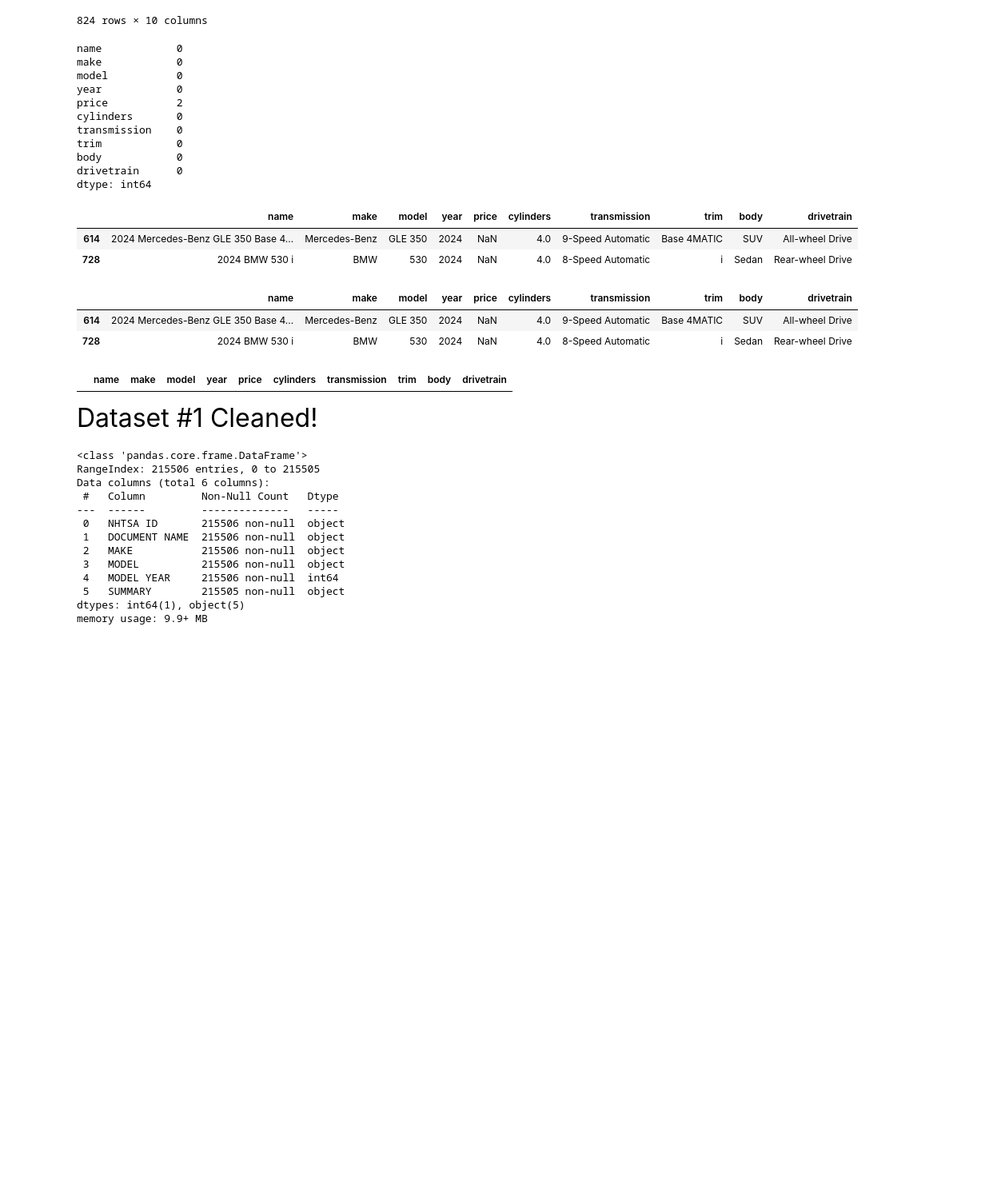
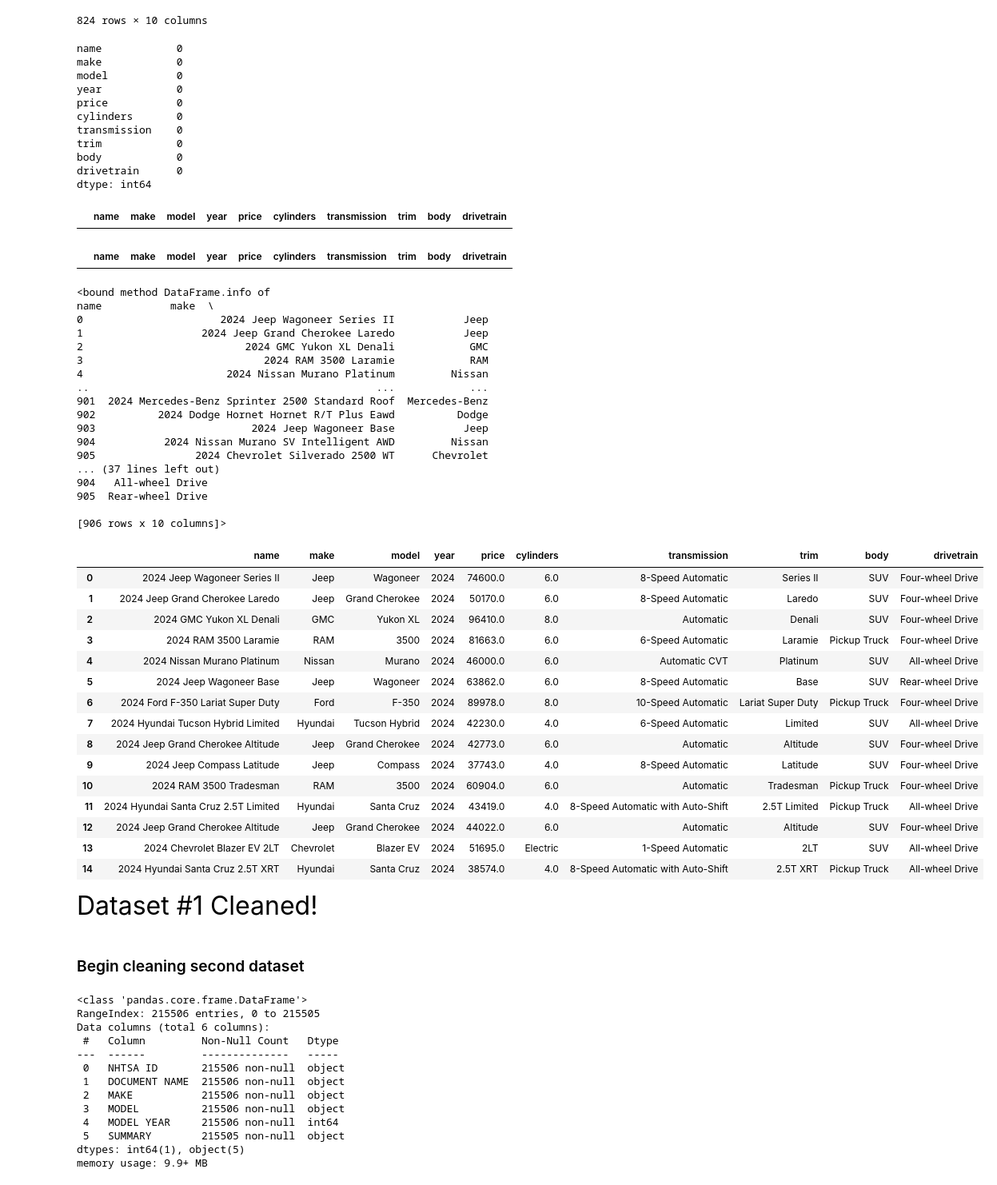
Before and after one commit to ellioc/VehicleRecalls2024, a Jupyter notebook: car_report.ipynb, the cells around one changed output. Shown at 80% size. Drawn from its saved outputs; the diff is of its cells as text; code cells hidden in the pictures; blank space fills up the shorter version.

Commit message:
sending re-cleaned back to repo

```diff
--- a/car_report.ipynb
+++ b/car_report.ipynb
@@ -9,8 +11,8 @@ pd.set_option('display.max_columns', None)
 
 #Read Car List dataframe and show maximum columns
 
-df_CarList = pd.read_csv("vehicles_dataset.csv")
-df_CarList.info(max_cols=20)
+df_CarList = pd.read_csv("full_vehicles_dataset.csv")
+df_CarList_Cleaned = df_CarList.info(max_cols=20)
 # %% [output]
 <class 'pandas.core.frame.DataFrame'>
 RangeIndex: 906 entries, 0 to 905
@@ -32,7 +34,7 @@ memory usage: 70.9+ KB
 # %%
 #Making sure it grabs data for 2024 vehicles only
-df_CarList = df_CarList[df_CarList['year'] == 2024]
-df_CarList.reset_index(drop=True, inplace=True)
+df_CarList_Cleaned = df_CarList[df_CarList['year'] == 2024]
+df_CarList_Cleaned.reset_index(drop=True, inplace=True)
 # %% [markdown]
 Find missing values
 # %%
@@ -44,13 +56,11 @@ df_CarList[df_CarList.isnull().any(axis=1)]
 # %% [markdown]
 <font size="4">We have 252 rows of missing values. Lets clean this up by removing uneccessary columns and remove rows with NaN values
 # %%
-#df_CarList.to_csv('vehicles_dataset.csv', index=False)
+#Saves cleaned data to a new file
+df_CarList_Cleaned.drop(columns=["description","fuel","type","engine","interior_color","exterior_color","mileage","doors"], inplace=True)
+df_CarList_Cleaned.drop(columns=["name"], inplace=False)
 
-#Saves cleaned data to a new file
-#df_CarList.drop(columns=["description","fuel","type","engine","interior_color","exterior_color","mileage","doors"], inplace=False)
-df_CarList.drop(columns=["name"], inplace=False)
-
-df_CarList.drop_duplicates()
+df_CarList_Cleaned.drop_duplicates()
 # %% [output]
 |  | name | make | model | year | price | cylinders | transmission | trim | body | drivetrain |
 | 0 | 2024 Jeep Wagoneer Series II | Jeep | Wagoneer | 2024 | 74600.0 | 6.0 | 8-Speed Automatic | Series II | SUV | Four-wheel Drive |
@@ -66,13 +76,13 @@ df_CarList.drop_duplicates()
 | 905 | 2024 Chevrolet Silverado 2500 WT | Chevrolet | Silverado 2500 | 2024 | 48995.0 | 8.0 | Automatic | WT | Pickup Truck | Rear-wheel Drive |
 824 rows × 10 columns
 # %%
-df_CarList.isnull().sum()
+df_CarList_Cleaned.isnull().sum()
 # %% [output]
 name            0
 make            0
 model           0
 year            0
-price           2
+price           0
 cylinders       0
 transmission    0
 trim            0
@@ -81,39 +91,71 @@ drivetrain      0
 dtype: int64
 # %%
 #Find missing values again which resulted in 130 this time
-df_CarList[df_CarList.isnull().any(axis=1)]
+df_CarList_Cleaned[df_CarList_Cleaned.isnull().any(axis=1)]
 # %% [output]
 |  | name | make | model | year | price | cylinders | transmission | trim | body | drivetrain |
-| 614 | 2024 Mercedes-Benz GLE 350 Base 4... | Mercedes-Benz | GLE 350 | 2024 | NaN | 4.0 | 9-Speed Automatic | Base 4MATIC | SUV | All-wheel Drive |
-| 728 | 2024 BMW 530 i | BMW | 530 | 2024 | NaN | 4.0 | 8-Speed Automatic | i | Sedan | Rear-wheel Drive |
 # %%
 #Replacing NaN vaules in cyclinder with 'Eletric' for the Electric Vehicles
-df_CarList['cylinders']= df_CarList['cylinders'].fillna("Electric")
+df_CarList_Cleaned['cylinders']= df_CarList_Cleaned['cylinders'].fillna("Electric")
 
 #Filling missing values in transmiddion column
-df_CarList['transmission']=df_CarList['transmission'].fillna("Automatic")
+df_CarList_Cleaned['transmission']=df_CarList_Cleaned['transmission'].fillna("Automatic")
 
 #Adding SUV to NaNs in the column 'body'
-df_CarList['body']=df_CarList['body'].fillna("SUV")
+df_CarList_Cleaned['body']=df_CarList_Cleaned['body'].fillna("SUV")
 
 #Finding avg for missing prices and filling the missing price value
-df_CarList['price'] = df_CarList['price'].fillna(df_CarList.groupby('model')['price'].transform('mean'))
-df_CarList[df_CarList.isnull().any(axis=1)]
+df_CarList_Cleaned['price'] = df_CarList_Cleaned['price'].fillna(df_CarList_Cleaned.groupby('model')['price'].transform('mean'))
+df_CarList_Cleaned[df_CarList_Cleaned.isnull().any(axis=1)]
 
 #Recheck missing values
-df_CarList[df_CarList.isnull().any(axis=1)]
+df_CarList_Cleaned[df_CarList_Cleaned.isnull().any(axis=1)]
 # %% [output]
 |  | name | make | model | year | price | cylinders | transmission | trim | body | drivetrain |
-| 614 | 2024 Mercedes-Benz GLE 350 Base 4... | Mercedes-Benz | GLE 350 | 2024 | NaN | 4.0 | 9-Speed Automatic | Base 4MATIC | SUV | All-wheel Drive |
-| 728 | 2024 BMW 530 i | BMW | 530 | 2024 | NaN | 4.0 | 8-Speed Automatic | i | Sedan | Rear-wheel Drive |
 # %%
 #Recheck price column for missing values
-df_CarList['price'] = df_CarList['price'].fillna(df_CarList.groupby('make')['price'].transform('mean'))
-df_CarList[df_CarList.isnull().any(axis=1)]
+df_CarList_Cleaned['price'] = df_CarList_Cleaned['price'].fillna(df_CarList_Cleaned.groupby('make')['price'].transform('mean'))
+df_CarList_Cleaned[df_CarList_Cleaned.isnull().any(axis=1)]
+print(df_CarList_Cleaned.info)
+df_CarList_Cleaned.head(15)
 # %% [output]
+<bound method DataFrame.info of                                                name           make  \
+0                      2024 Jeep Wagoneer Series II           Jeep
+1                   2024 Jeep Grand Cherokee Laredo           Jeep
+2                          2024 GMC Yukon XL Denali            GMC
+3                             2024 RAM 3500 Laramie            RAM
+4                       2024 Nissan Murano Platinum         Nissan
+..                                              ...            ...
+901  2024 Mercedes-Benz Sprinter 2500 Standard Roof  Mercedes-Benz
+902          2024 Dodge Hornet Hornet R/T Plus Eawd          Dodge
+903                         2024 Jeep Wagoneer Base           Jeep
+904           2024 Nissan Murano SV Intelligent AWD         Nissan
+905                2024 Chevrolet Silverado 2500 WT      Chevrolet
+... (37 lines left out)
+904   All-wheel Drive
+905  Rear-wheel Drive
+
+[906 rows x 10 columns]>
 |  | name | make | model | year | price | cylinders | transmission | trim | body | drivetrain |
+| 0 | 2024 Jeep Wagoneer Series II | Jeep | Wagoneer | 2024 | 74600.0 | 6.0 | 8-Speed Automatic | Series II | SUV | Four-wheel Drive |
+| 1 | 2024 Jeep Grand Cherokee Laredo | Jeep | Grand Cherokee | 2024 | 50170.0 | 6.0 | 8-Speed Automatic | Laredo | SUV | Four-wheel Drive |
+| 2 | 2024 GMC Yukon XL Denali | GMC | Yukon XL | 2024 | 96410.0 | 8.0 | Automatic | Denali | SUV | Four-wheel Drive |
+| 3 | 2024 RAM 3500 Laramie | RAM | 3500 | 2024 | 81663.0 | 6.0 | 6-Speed Automatic | Laramie | Pickup Truck | Four-wheel Drive |
+| 4 | 2024 Nissan Murano Platinum | Nissan | Murano | 2024 | 46000.0 | 6.0 | Automatic CVT | Platinum | SUV | All-wheel Drive |
+| 5 | 2024 Jeep Wagoneer Base | Jeep | Wagoneer | 2024 | 63862.0 | 6.0 | 8-Speed Automatic | Base | SUV | Rear-wheel Drive |
+| 6 | 2024 Ford F-350 Lariat Super Duty | Ford | F-350 | 2024 | 89978.0 | 8.0 | 10-Speed Automatic | Lariat Super Duty | Pickup Truck | Four-wheel Drive |
+| 7 | 2024 Hyundai Tucson Hybrid Limited | Hyundai | Tucson Hybrid | 2024 | 42230.0 | 4.0 | 6-Speed Automatic | Limited | SUV | All-wheel Drive |
+| 8 | 2024 Jeep Grand Cherokee Altitude | Jeep | Grand Cherokee | 2024 | 42773.0 | 6.0 | Automatic | Altitude | SUV | Four-wheel Drive |
+| 9 | 2024 Jeep Compass Latitude | Jeep | Compass | 2024 | 37743.0 | 4.0 | 8-Speed Automatic | Latitude | SUV | Four-wheel Drive |
+| 10 | 2024 RAM 3500 Tradesman | RAM | 3500 | 2024 | 60904.0 | 6.0 | Automatic | Tradesman | Pickup Truck | Four-wheel Drive |
+| 11 | 2024 Hyundai Santa Cruz 2.5T Limited | Hyundai | Santa Cruz | 2024 | 43419.0 | 4.0 | 8-Speed Automatic with Auto-Shift | 2.5T Limited | Pickup Truck | All-wheel Drive |
+| 12 | 2024 Jeep Grand Cherokee Altitude | Jeep | Grand Cherokee | 2024 | 44022.0 | 6.0 | Automatic | Altitude | SUV | Four-wheel Drive |
+| 13 | 2024 Chevrolet Blazer EV 2LT | Chevrolet | Blazer EV | 2024 | 51695.0 | Electric | 1-Speed Automatic | 2LT | SUV | All-wheel Drive |
+| 14 | 2024 Hyundai Santa Cruz 2.5T XRT | Hyundai | Santa Cruz | 2024 | 38574.0 | 4.0 | 8-Speed Automatic with Auto-Shift | 2.5T XRT | Pickup Truck | All-wheel Drive |
 # %% [markdown]
 <font size="6">Dataset #1 Cleaned!
+# %% [markdown]
+### Begin cleaning second dataset
 # %%
 df_rcl = pd.read_csv("RCL_FROM_2020_2024.csv")
 
```
Also changed, not shown: parts of 20 cells of this notebook, 1 other file.
